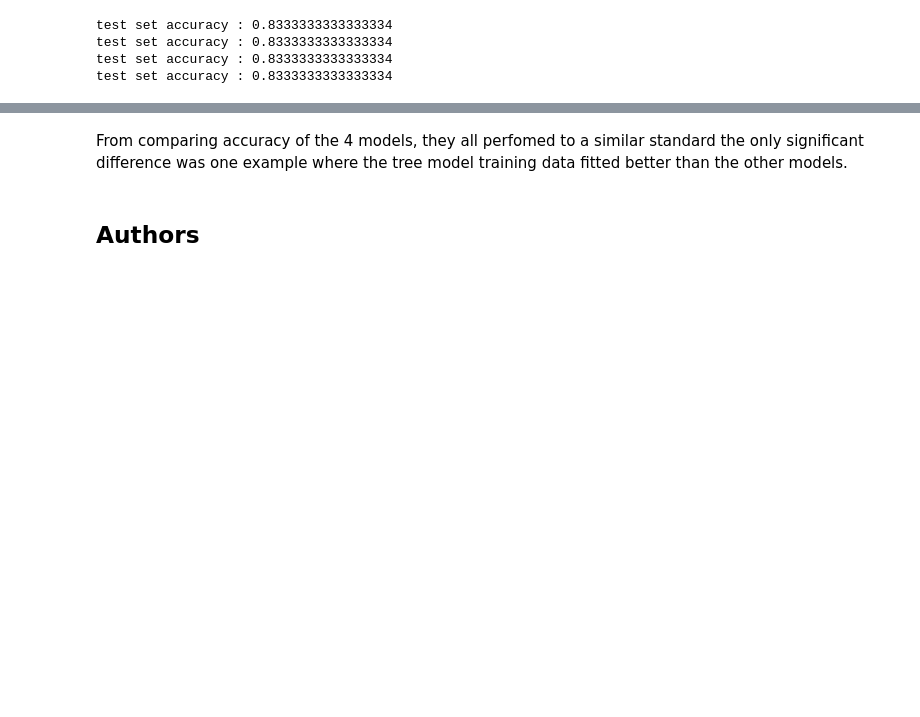
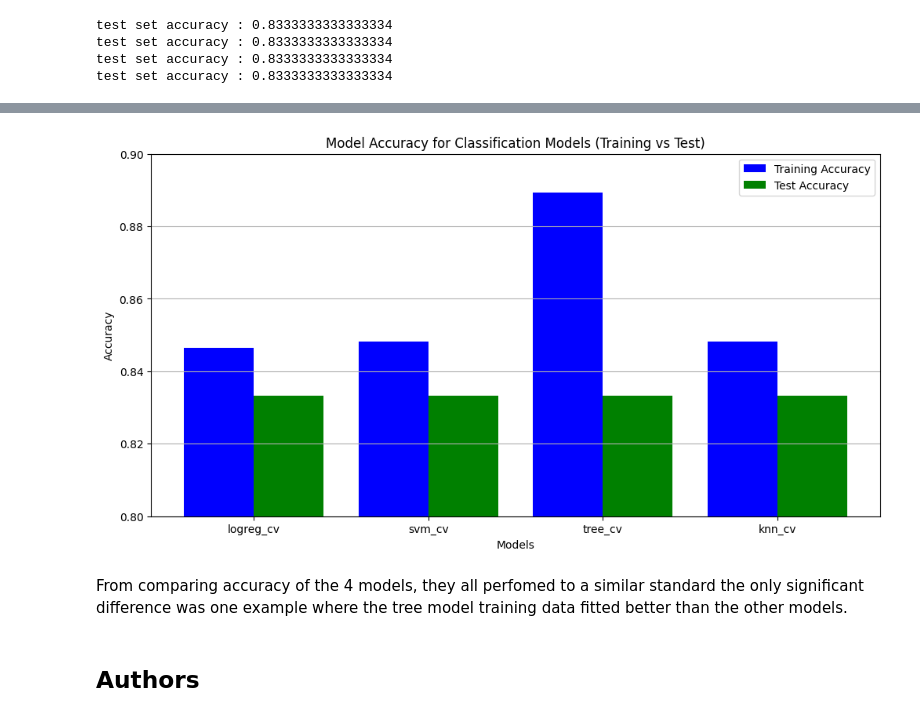
Before and after one commit to Rywel94/IBM-Projects, a Jupyter notebook: SpaceX-Machine-Learning-Prediction-Part-5-v1.ipynb, the cells around one changed output, grey strips where cells are left out. Cells and saved outputs as stored; diff of their text form; code cells hidden in the pictures; blank space fills up the shorter version.

```diff
--- a/SpaceX-Machine-Learning-Prediction-Part-5-v1.ipynb
+++ b/SpaceX-Machine-Learning-Prediction-Part-5-v1.ipynb
@@ -365,3 +403,41 @@ test set accuracy : 0.8333333333333334
+# %%
+model_names = ['logreg_cv', 'svm_cv', 'tree_cv', 'knn_cv']
+
+# Training scores
+train_scores = [logreg_cv.best_score_, svm_cv.best_score_, tree_cv.best_score_, knn_cv.best_score_]
+
+# Test scores
+test_scores = [
+    logreg_cv.score(X_test, Y_test),
+    svm_cv.score(X_test, Y_test),
+    tree_cv.score(X_test, Y_test),
+    knn_cv.score(X_test, Y_test)
+]
+
+# Create the bar chart for training and test scores
+x = range(len(model_names))
+width = 0.4  # Width of the bars
+
+plt.figure(figsize=(12, 6))
+
+# Plot training scores
+plt.bar(x, train_scores, width=width, label='Training Accuracy', color='blue', align='center')
+
+# Plot test scores
+plt.bar([p + width for p in x], test_scores, width=width, label='Test Accuracy', color='green', align='center')
+
+# Adding labels and title
+plt.xlabel('Models')
+plt.ylabel('Accuracy')
+plt.title('Model Accuracy for Classification Models (Training vs Test)')
+plt.xticks([p + width / 2 for p in x], model_names)
+plt.ylim([0.8, 0.9])  # Set the y-axis limits for better visualization
+plt.legend()
+plt.grid(axis='y')
+
+plt.show()
+# %% [output]
+[figure, added]
 # %% [markdown]
 From comparing accuracy of the 4 models, they all perfomed to a similar standard the only significant difference was one example where the tree model training data fitted better than the other models.
 # %% [markdown]
```
Also changed, not shown: parts of 5 cells of this notebook.
